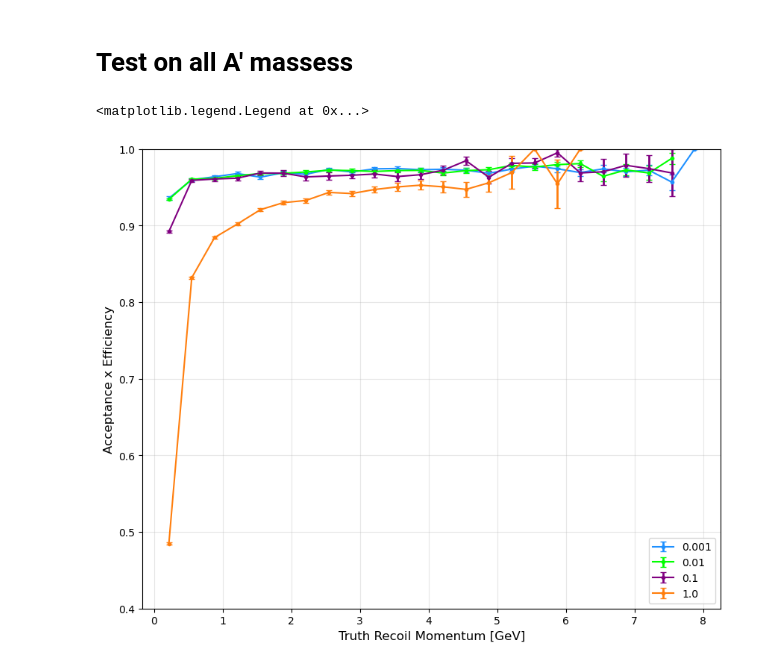
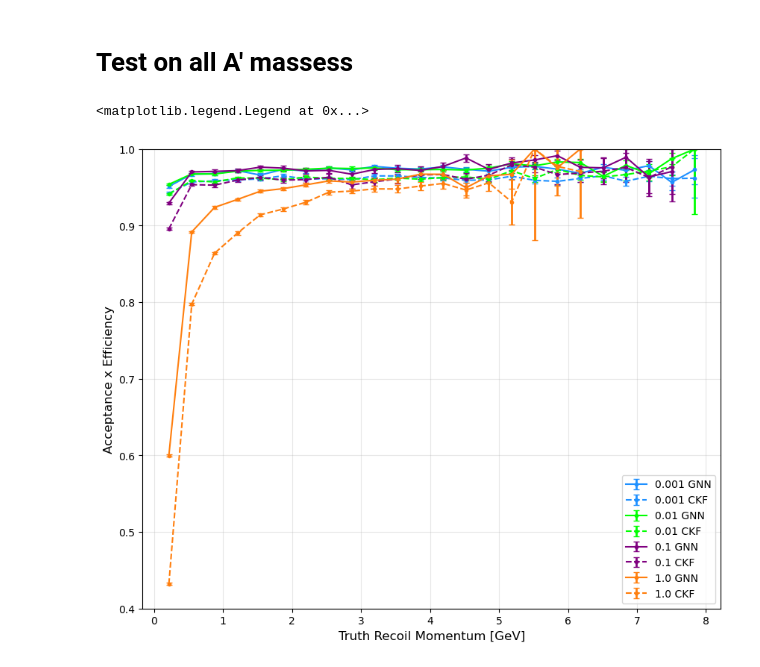
Before and after one commit to mghrear/GNN-tracking-ldmx, a Jupyter notebook: LDMX_IN_signal_test.ipynb, the cells around one changed output. Saved outputs shown, nothing was run; the diff lists cells and outputs as text; code cells hidden in the pictures.

```diff
--- a/LDMX_IN_signal_test.ipynb
+++ b/LDMX_IN_signal_test.ipynb
@@ -264,11 +264,11 @@ plt.legend(fontsize=10)
 # Test on all A' massess
 # %%
 # Minimum hits to construct a track, this should match whats used in TruthSeedProcessor (7 for Recoil tracker, 11 for Tagger tracker)
-min_nodes = 4
+min_nodes = 5
 # Threshold used for absolute edge labeling
 thres = 0.5
 # Fraction of hits in a GNN track belonging to a single truth track needed to match the,
-match_frac = 0.75
+match_frac = 0.50
 
 
 dfs = []
@@ -371,7 +371,7 @@ for Apm in [0.001, 0.01, 0.1, 1.0]:
 
     dfs += [df_results]
 # %%
-P_width = 333
+P_width = 331.25
 P_bins = np.arange(50,8000.0,P_width)
 
 P_centers_all = []
@@ -406,6 +406,11 @@ for df_i in dfs:
     Track_effs_all += [Track_effs]
     Track_eff_errs_all += [Track_eff_errs]
     n_tracks_all += [n_tracks]
+# %%
+df_1pt0 = pd.read_csv("~/Desktop/EB_results/momentum_mAp_3.csv")
+df_0pt1 = pd.read_csv("~/Desktop/EB_results/momentum_mAp_2.csv")
+df_0pt01 = pd.read_csv("~/Desktop/EB_results/momentum_mAp_1.csv")
+df_0pt001 = pd.read_csv("~/Desktop/EB_results/momentum_mAp_0.csv")
 # %%
 # Create the plot
 plt.figure(figsize=(10, 8))
@@ -416,37 +421,69 @@ plt.errorbar(np.array(P_centers_all[0])/1000, Track_effs_all[0], yerr=Track_eff_
              capsize=3,                  # error bar cap size
              capthick=1,                 # error bar cap thickness
              elinewidth=2,               # error bar line width
-             label='0.001')
+             label='0.001 GNN')
+plt.errorbar(df_0pt001.momentum_center, df_0pt001.acc_times_eff, yerr=df_0pt001.error_low,
+             color = 'dodgerblue',
+             fmt='--o',                    # circle markers
+             markersize=3,               # marker size
+             capsize=3,                  # error bar cap size
+             capthick=1,                 # error bar cap thickness
+             elinewidth=2,               # error bar line width
+             label='0.001 CKF')
 plt.errorbar(np.array(P_centers_all[1])/1000, Track_effs_all[1], yerr=Track_eff_errs_all[1],
              color = 'lime',
              fmt='-o',                    # circle markers
              markersize=3,               # marker size
              capsize=3,                  # error bar cap size
              capthick=1,                 # error bar cap thickness
              elinewidth=2,               # error bar line width
-             label='0.01')
+             label='0.01 GNN')
+plt.errorbar(df_0pt01.momentum_center, df_0pt01.acc_times_eff, yerr=df_0pt01.error_low,
+             color = 'lime',
+             fmt='--o',                    # circle markers
+             markersize=3,               # marker size
+             capsize=3,                  # error bar cap size
+             capthick=1,                 # error bar cap thickness
+             elinewidth=2,               # error bar line width
+             label='0.01 CKF')
 plt.errorbar(np.array(P_centers_all[2])/1000, Track_effs_all[2], yerr=Track_eff_errs_all[2],
              color = 'purple',
              fmt='-o',                    # circle markers
              markersize=3,               # marker size
              capsize=3,                  # error bar cap size
              capthick=1,                 # error bar cap thickness
              elinewidth=2,               # error bar line width
-             label='0.1')
+             label='0.1 GNN')
+plt.errorbar(df_0pt1.momentum_center, df_0pt1.acc_times_eff, yerr=df_0pt1.error_low,
+             color = 'purple',
+             fmt='--o',                    # circle markers
+             markersize=3,               # marker size
+             capsize=3,                  # error bar cap size
+             capthick=1,                 # error bar cap thickness
+             elinewidth=2,               # error bar line width
+             label='0.1 CKF')
 plt.errorbar(np.array(P_centers_all[3])/1000, Track_effs_all[3], yerr=Track_eff_errs_all[3],
              color = 'tab:orange',
              fmt='-o',                    # circle markers
              markersize=3,               # marker size
              capsize=3,                  # error bar cap size
              capthick=1,                 # error bar cap thickness
              elinewidth=2,               # error bar line width
-             label='1.0')
+             label='1.0 GNN')
+plt.errorbar(df_1pt0.momentum_center, df_1pt0.acc_times_eff, yerr=df_1pt0.error_low,
+             color = 'tab:orange',
+             fmt='--o',                    # circle markers
+             markersize=3,               # marker size
+             capsize=3,                  # error bar cap size
+             capthick=1,                 # error bar cap thickness
+             elinewidth=2,               # error bar line width
+             label='1.0 CKF')
 # Customize the plot
 plt.xlabel('Truth Recoil Momentum [GeV]', fontsize=12)
 plt.ylabel('Acceptance x Efficiency', fontsize=12)
 plt.ylim(0.4,1.0)
 plt.grid(True, alpha=0.3)
 plt.legend(fontsize=10)
 # %% [output]
 <matplotlib.legend.Legend at 0x...>
-[figure, old version]
+[figure, new version]
```
Also changed, not shown: parts of 11 cells of this notebook, 2 other files.
